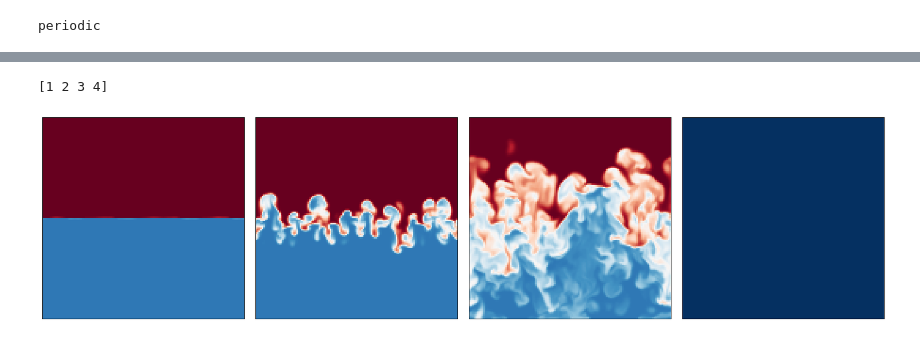
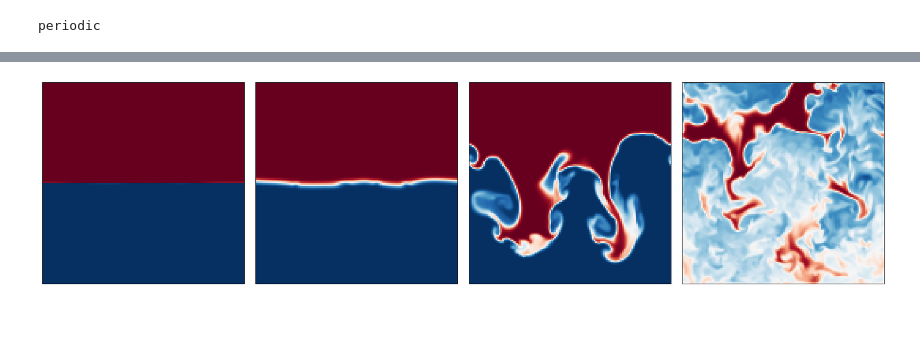
Before and after one commit to PolymathicAI/the_well, a Jupyter notebook: datasets/rayleigh_taylor_instability/viz_template.ipynb, the cells around one changed output, grey strips where cells are left out. Saved outputs shown, nothing was run; the diff lists cells and outputs as text; code cells hidden in the pictures.

```diff
--- a/datasets/rayleigh_taylor_instability/viz_template.ipynb
+++ b/datasets/rayleigh_taylor_instability/viz_template.ipynb
@@ -60,41 +60,32 @@ shape of the selected t0_field:  (9, 120, 128, 128, 128)
-# %%
-arr = np.array([1, 2, 3, 4, 5])
-
-# Select all but the last element
-result = arr[:-1]
-
-print(result)
-# %% [output]
-[1 2 3 4]
 # %%
-traj = 4 #select the trajectory
+traj = 1 #select the trajectory
 x_slice = 64
 traj_toplot = field[traj,:, x_slice,...]
 #field is now of shape (n_timesteps, x, y). Let's do a subplot to plot it at t= 0, t= T/3, t= 2T/3 and t= T:
 fig, axs = plt.subplots(1, 4, figsize=(20,5))
 T = traj_toplot.shape[0]
 #fix colorbar for all subplots:
 normalize_plots =True
 cmap =  'RdBu_r' #'viridis'
 if normalize_plots:
     vmin = np.min(traj_toplot)
     vmax = np.max(traj_toplot)
     norm = plt.Normalize(vmin=vmin, vmax=vmax)
 
     for i, t in enumerate([0, T//3, (2*T)//3, T-1]):
         axs[i].imshow(traj_toplot[t].T, cmap=cmap, norm=norm,origin="lower")
         axs[i].set_xticks([])
         axs[i].set_yticks([])
         #axs[i].set_title(f't={t}')
 else:
-    for i, t in enumerate([0, T//3, (2*T)//3, T-2]):
+    for i, t in enumerate([0, T//3, (2*T)//3, T-1]):
         axs[i].imshow(traj_toplot[t].T, cmap=cmap,origin="lower")
         axs[i].set_xticks([])
         axs[i].set_yticks([])
         axs[i].set_title(f't={t}')
 plt.tight_layout()
 # %% [output]
-[figure, old version]
+[figure, new version]
 # %%
 #save figure without axes and titles:
 
```
Also changed, not shown: parts of 2 cells of this notebook, 8 other files.
